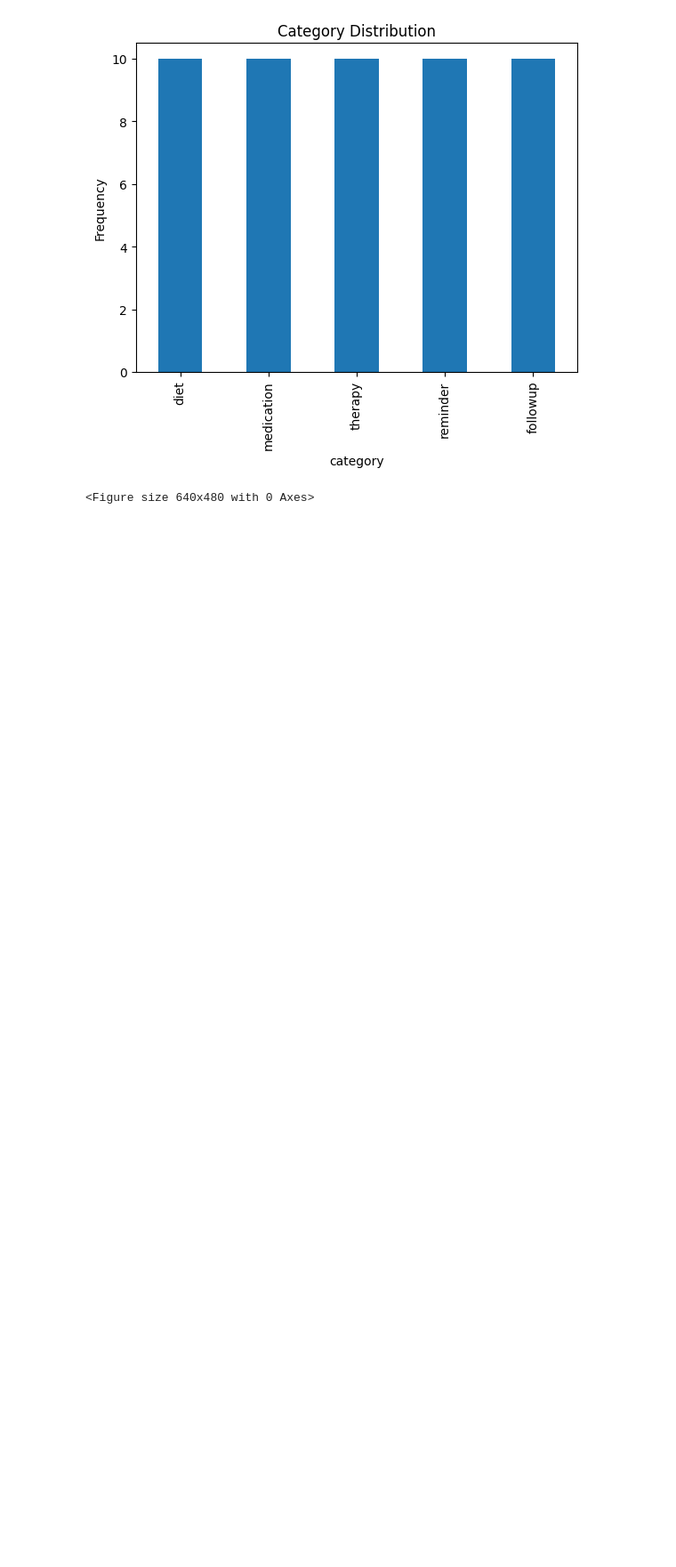
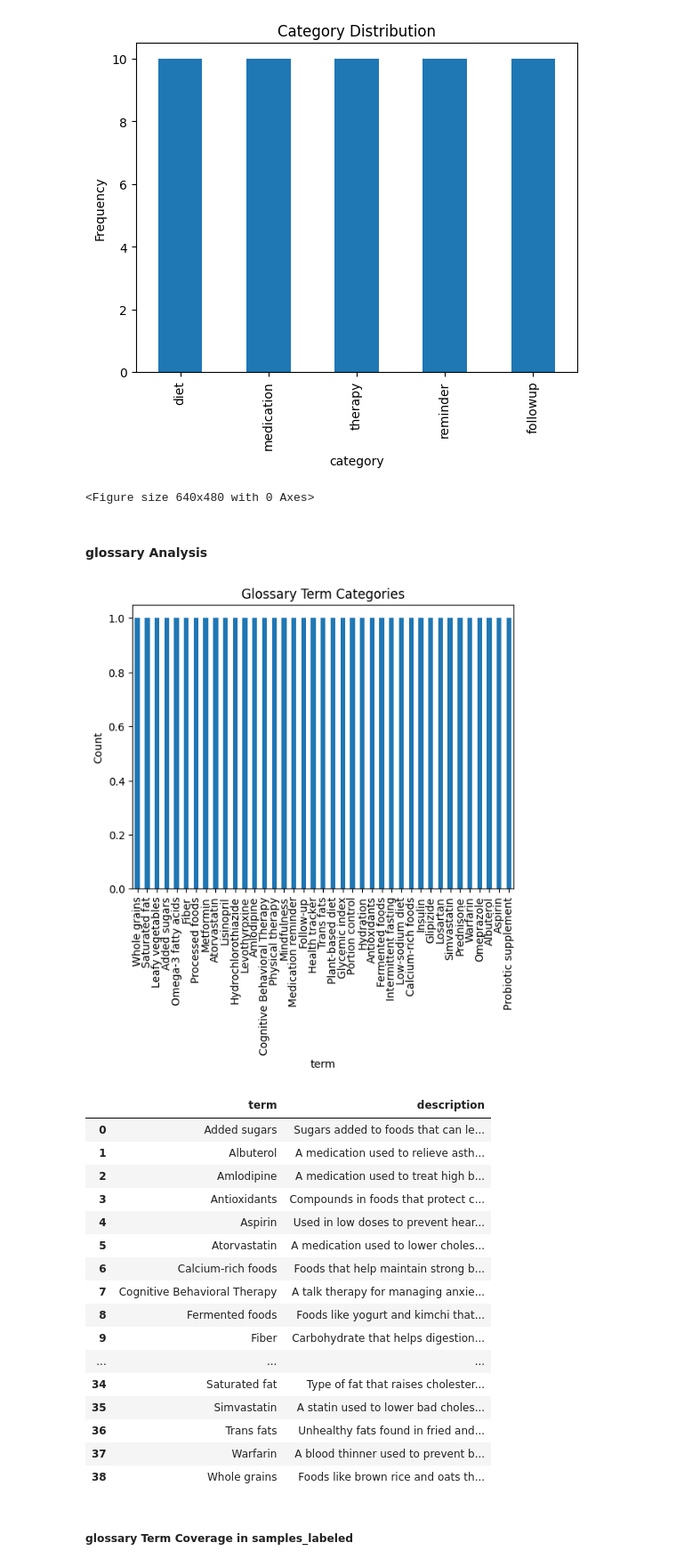
Before and after one commit to BK5102/Post-Visit_Medical_Agent, a Jupyter notebook: post_visit_agent/notebooks/01_data_exploration.ipynb, the cells around one changed output. Shown at 89% size. Drawn from its saved outputs; the diff is of its cells as text; code cells hidden in the pictures; blank space fills up the shorter version.

Commit message:
data explored and cleaned from glossary and samples_labeled

```diff
--- a/post_visit_agent/notebooks/01_data_exploration.ipynb
+++ b/post_visit_agent/notebooks/01_data_exploration.ipynb
@@ -73,0 +53,10 @@ Duplicate glossary terms: 0
+# %%
+# Check for missing values
+glossary_df.isnull().sum()
+
+# Drop rows/columns with missing values
+glossary_df.dropna(inplace=True)
+
+# Fill missing values
+glossary_df.fillna(value=0, inplace=True)  # numeric
+glossary_df['term'].fillna('Unknown', inplace=True)
@@ -73,0 +65,2 @@ Duplicate glossary terms: 0
+# %%
+glossary_df.rename(columns={'plain_english_description': 'description'}, inplace=True)
@@ -106,3 +108,33 @@ plt.savefig('../visualizations/category_distribution.png')
 # %% [output]
 [figure]
 <Figure size 640x480 with 0 Axes>
+# %% [markdown]
+#### glossary Analysis
+# %%
+glossary_df['term'].value_counts().plot(kind='bar', title='Glossary Term Categories')
+plt.ylabel('Count')
+plt.show()
+
+# Show a few entries per category
+glossary_df.groupby('term').apply(lambda x: x.sample(n=min(3, len(x)))).reset_index(drop=True)
+# %% [output]
+[figure, added]
+|  | term | description |
+| 0 | Added sugars | Sugars added to foods that can le... |
+| 1 | Albuterol | A medication used to relieve asth... |
+| 2 | Amlodipine | A medication used to treat high b... |
+| 3 | Antioxidants | Compounds in foods that protect c... |
+| 4 | Aspirin | Used in low doses to prevent hear... |
+| 5 | Atorvastatin | A medication used to lower choles... |
+| 6 | Calcium-rich foods | Foods that help maintain strong b... |
+| 7 | Cognitive Behavioral Therapy | A talk therapy for managing anxie... |
+| 8 | Fermented foods | Foods like yogurt and kimchi that... |
+| 9 | Fiber | Carbohydrate that helps digestion... |
+| ... | ... | ... |
+| 34 | Saturated fat | Type of fat that raises cholester... |
+| 35 | Simvastatin | A statin used to lower bad choles... |
+| 36 | Trans fats | Unhealthy fats found in fried and... |
+| 37 | Warfarin | A blood thinner used to prevent b... |
+| 38 | Whole grains | Foods like brown rice and oats th... |
+# %% [markdown]
+##### glossary Term Coverage in samples_labeled
```
Also changed, not shown: parts of 21 cells of this notebook.
